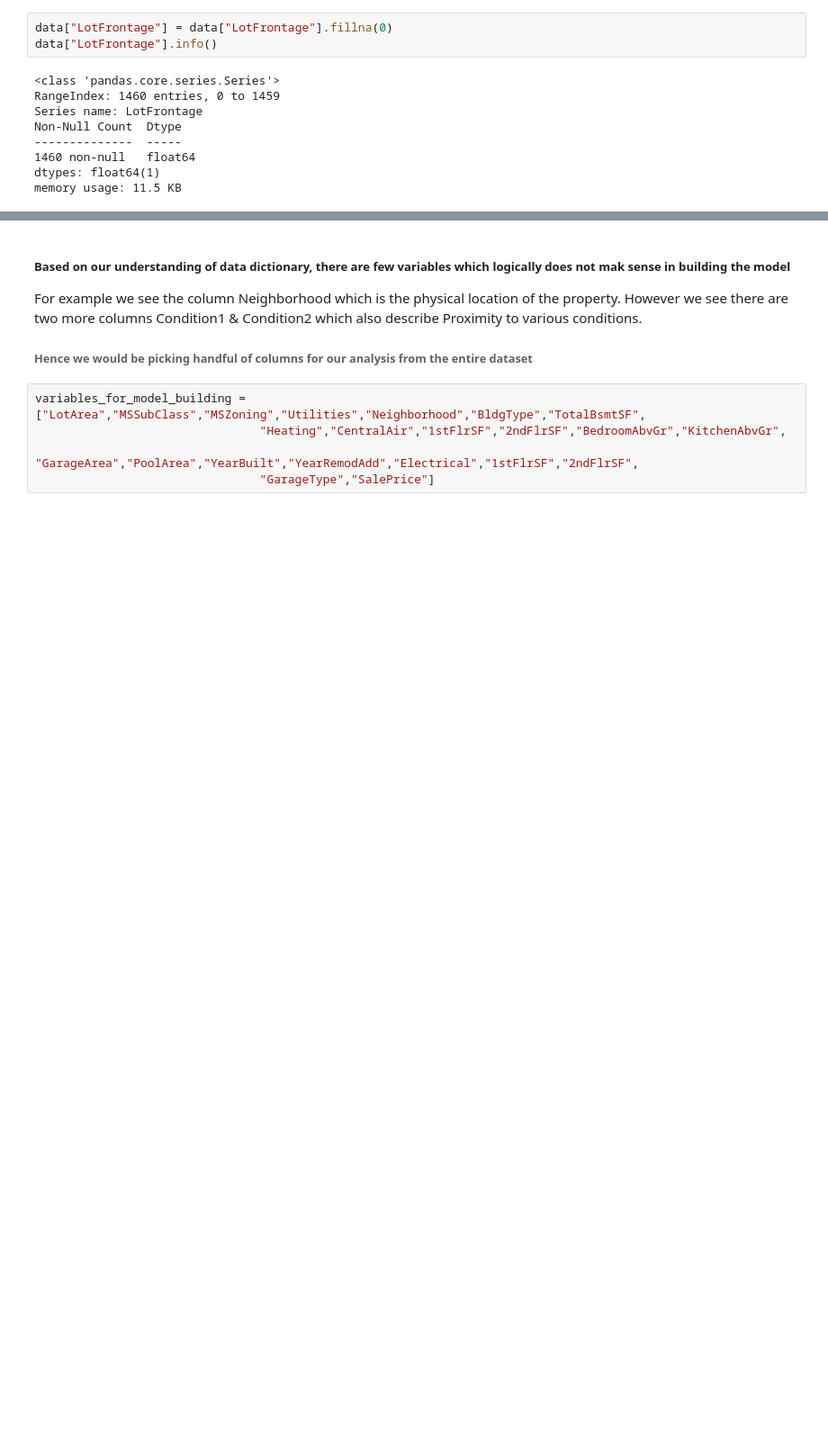
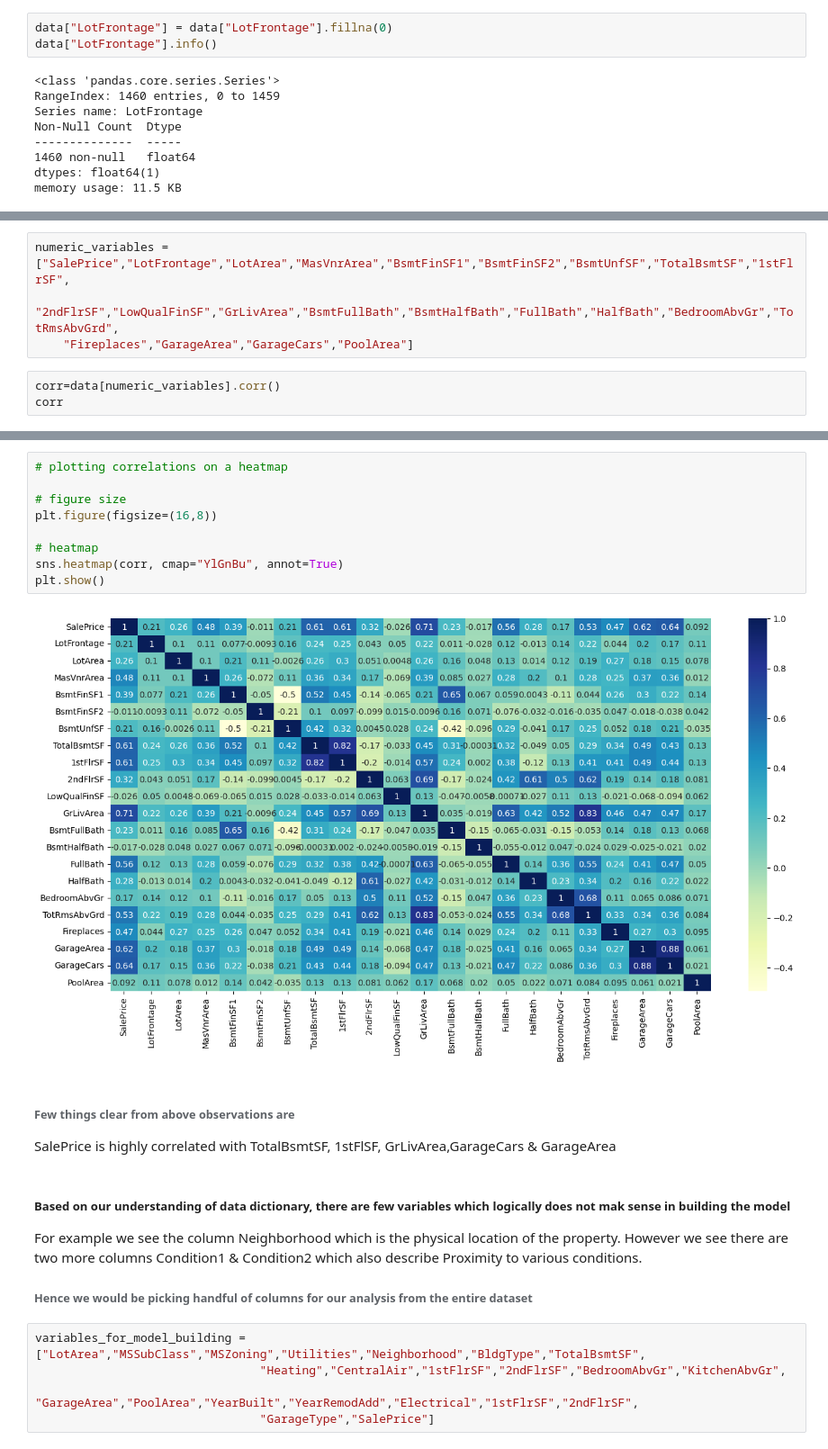
Before and after one commit to rasikasonar/AdvancedRegressionAssignment, a Jupyter notebook: AdvancedRegressionAssignment.ipynb, the cells around one changed output, grey strips where cells are left out. Shown at 90% size. Saved outputs shown, nothing was run; the diff lists cells and outputs as text; blank space fills up the shorter version.

```diff
--- a/AdvancedRegressionAssignment.ipynb
+++ b/AdvancedRegressionAssignment.ipynb
@@ -117,0 +122,7 @@ memory usage: 11.5 KB
+# %%
+numeric_variables = ["SalePrice","LotFrontage","LotArea","MasVnrArea","BsmtFinSF1","BsmtFinSF2","BsmtUnfSF","TotalBsmtSF","1stFlrSF",
+    "2ndFlrSF","LowQualFinSF","GrLivArea","BsmtFullBath","BsmtHalfBath","FullBath","HalfBath","BedroomAbvGr","TotRmsAbvGrd",
+    "Fireplaces","GarageArea","GarageCars","PoolArea"]
+# %%
+corr=data[numeric_variables].corr()
+corr
@@ -118,3 +147,17 @@ memory usage: 11.5 KB
+# %%
+# plotting correlations on a heatmap
+
+# figure size
+plt.figure(figsize=(16,8))
+
+# heatmap
+sns.heatmap(corr, cmap="YlGnBu", annot=True)
+plt.show()
+# %% [output]
+[figure, added]
+# %% [markdown]
+###### Few things clear from above observations are
+SalePrice is highly correlated with TotalBsmtSF, 1stFlSF, GrLivArea,GarageCars & GarageArea
 # %% [markdown]
 ##### Based on our understanding of data dictionary, there are few variables which logically does not mak sense in building the model
 For example we see the column Neighborhood which is the physical location of the property. However we see there are two more columns Condition1 & Condition2 which also describe Proximity to various conditions.
```
Also changed, not shown: parts of 27 cells of this notebook.
